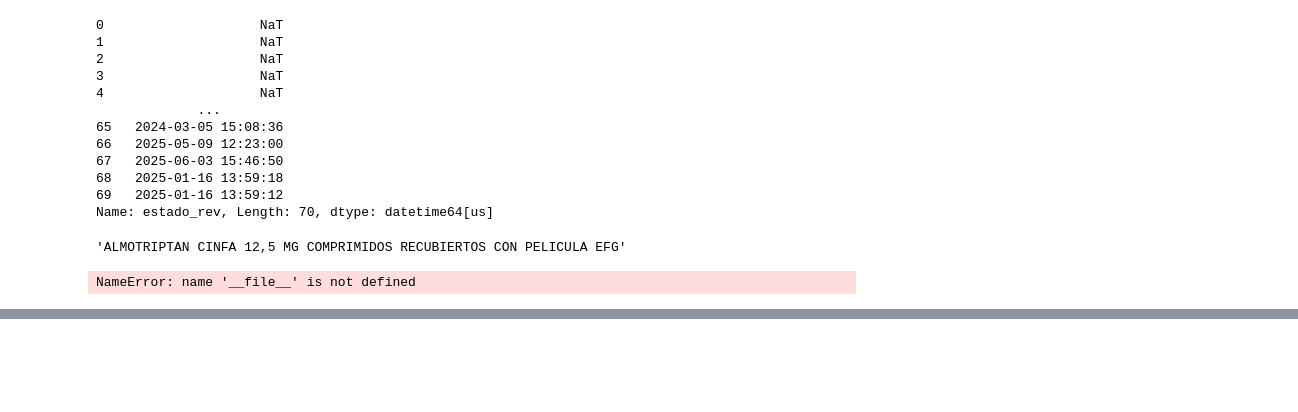
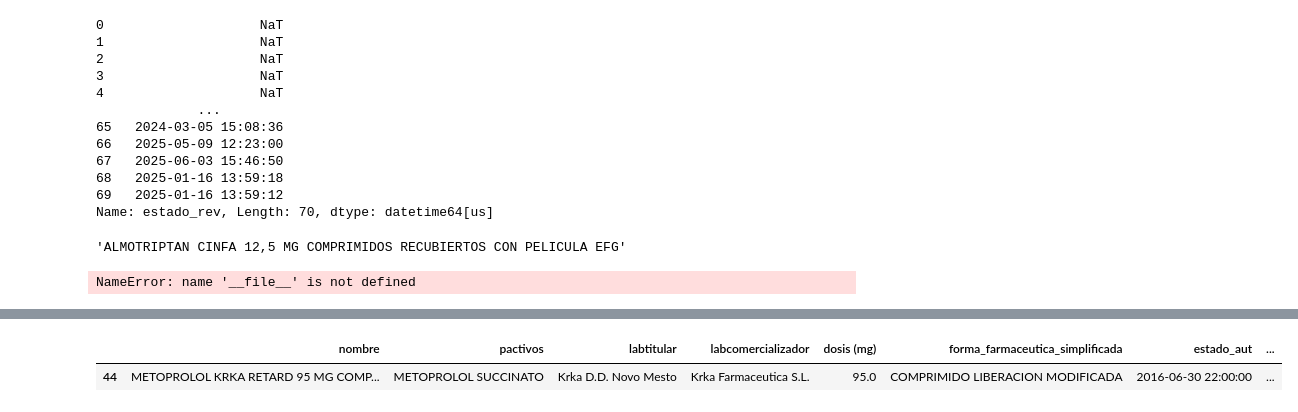
Before and after one commit to Chicloneo/Proyecto-Ingenieria-Dato, a Jupyter notebook: Notebooks/pruebas.ipynb, the cells around one changed output, grey strips where cells are left out. Cells and saved outputs as stored; diff of their text form; code cells hidden in the pictures; blank space fills up the shorter version.

```diff
--- a/Notebooks/pruebas.ipynb
+++ b/Notebooks/pruebas.ipynb
@@ -120,0 +169,6 @@ len(list(df.columns))
+# %%
+df.loc[df["nombre"]== "METOPROLOL KRKA RETARD 95 MG COMPRIMIDOS DE LIBERACION PROLONGADA EFG", "dosis (mg)"] = 95.0
+df.loc[df["nombre"]== "METOPROLOL KRKA RETARD 95 MG COMPRIMIDOS DE LIBERACION PROLONGADA EFG"]
+# %% [output]
+|  | nombre | pactivos | labtitular | labcomercializador | dosis (mg) | forma_farmaceutica_simplificada | estado_aut | ... |
+| 44 | METOPROLOL KRKA RETARD 95 MG COMP... | METOPROLOL SUCCINATO | Krka D.D. Novo Mesto | Krka Farmaceutica S.L. | 95.0 | COMPRIMIDO LIBERACION MODIFICADA | 2016-06-30 22:00:00 | ... |
```
Also changed, not shown: parts of 12 cells of this notebook, 10 other files.
